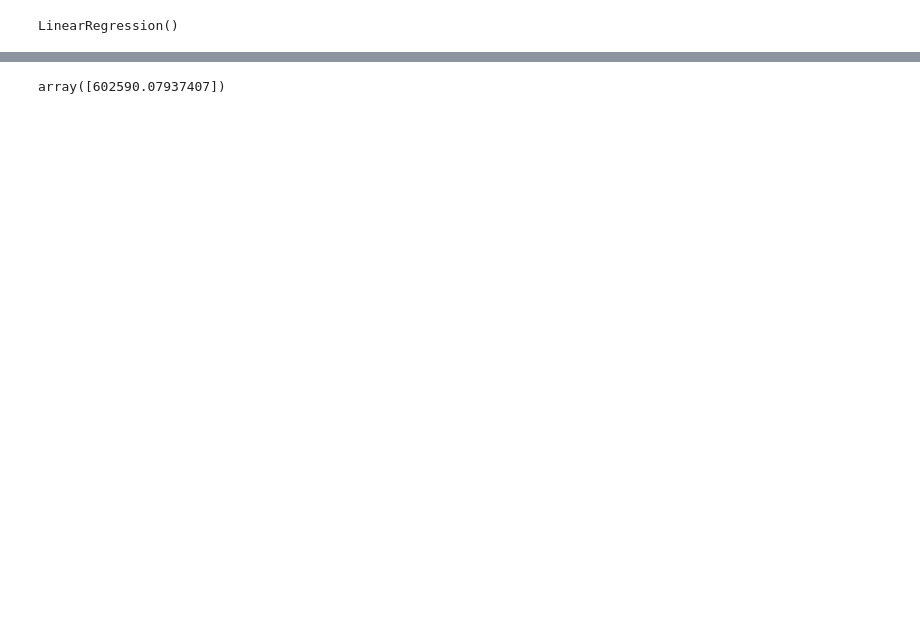
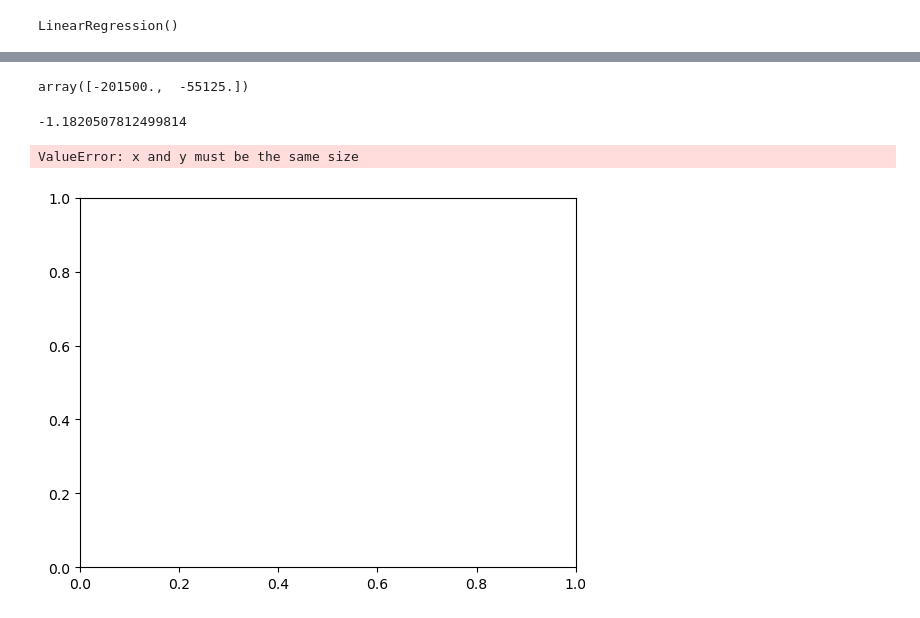
Before and after one commit to dadaxonEnigma/Machine-Learning-Lessons, a Jupyter notebook: Linear Regression/Multiple LR home prices/linear_regression_multiple_variables.ipynb, the cells around one changed output, grey strips where cells are left out. Drawn from its saved outputs; the diff is of its cells as text; code cells hidden in the pictures; blank space fills up the shorter version.

```diff
--- a/Linear Regression/Multiple LR home prices/linear_regression_multiple_variables.ipynb
+++ b/Linear Regression/Multiple LR home prices/linear_regression_multiple_variables.ipynb
@@ -38,3 +38,7 @@ df
 | 3 | 3600 | 3.0 | 30 | 595000 |
 | 4 | 4000 | 5.0 | 8 | 760000 |
 | 5 | 4100 | 6.0 | 8 | 810000 |
+# %%
+X = df.iloc[:,:-1].values
+y = df.iloc[:,-1].values
+X.shape,y.size
@@ -40,0 +47,4 @@ df
+# %%
+from sklearn.model_selection import train_test_split
+X_train, X_test, y_train, y_test = train_test_split(X,y, test_size=0.2, random_state=0)
+X_test.size, y_test.size, X_train.size,y_train.size
@@ -50,4 +62,18 @@ lr.coef_, lr.intercept_
 # %%
-lr.predict([[3000,4,15]])
+y_pred = lr.predict(X_test)
+error = y_pred - y_test
+error
 # %% [output]
-array([602590.07937407])
+array([-201500.,  -55125.])
+# %%
+from sklearn.metrics import r2_score
+
+score = r2_score(y_test, y_pred)
+score
+# %% [output]
+-1.1820507812499814
+# %%
+plt.scatter(X_test,y_test)
+# %% [output]
+ValueError: x and y must be the same size
+[figure, added]
```
Also changed, not shown: parts of 5 cells of this notebook.
